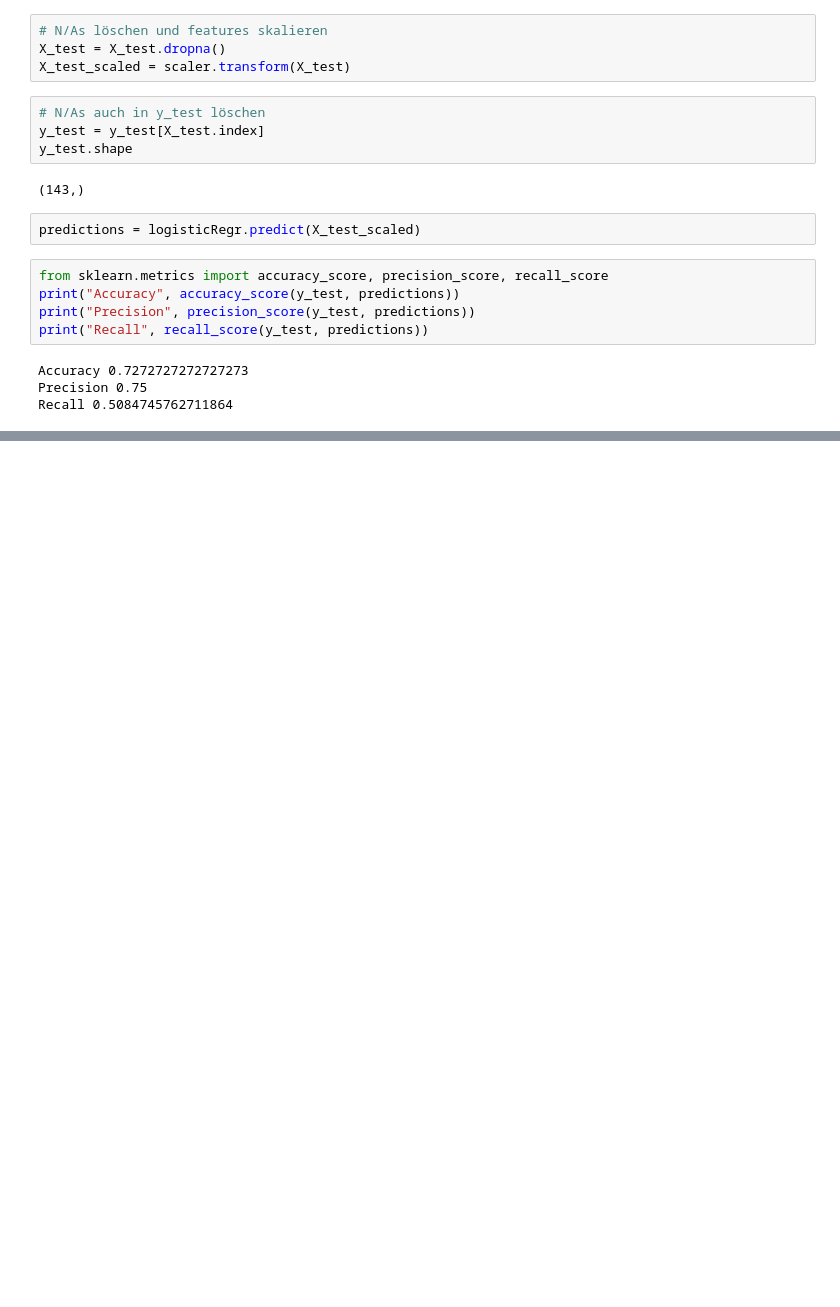
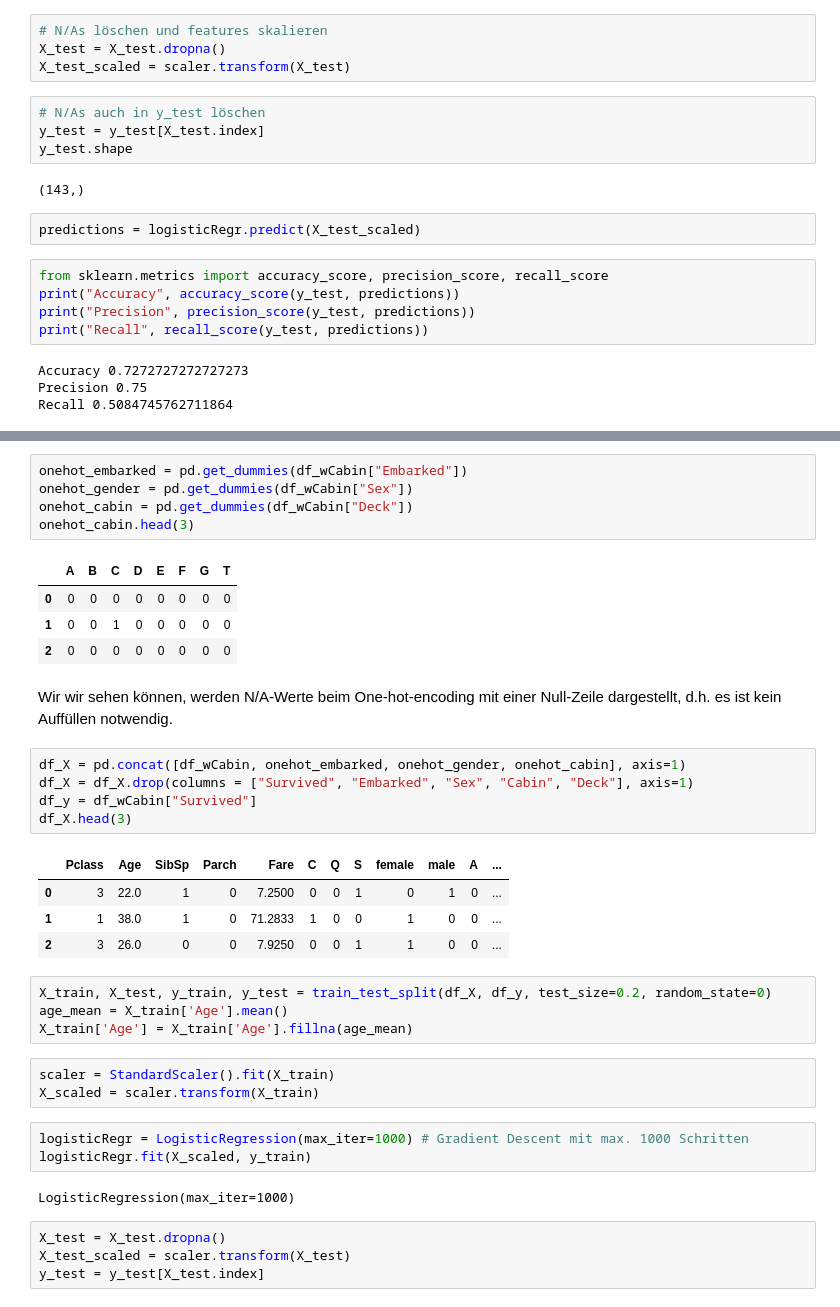
Before and after one commit to spielmann-cloud/Machine-Learning-Course-2021, a Jupyter notebook: solutions/P3_ML-Workflow.ipynb, the cells around one changed output, grey strips where cells are left out. Saved outputs shown, nothing was run; the diff lists cells and outputs as text; blank space fills up the shorter version.

```diff
--- a/solutions/P3_ML-Workflow.ipynb
+++ b/solutions/P3_ML-Workflow.ipynb
@@ -86,0 +164,38 @@ Recall 0.5084745762711864
+# %%
+onehot_embarked = pd.get_dummies(df_wCabin["Embarked"])
+onehot_gender = pd.get_dummies(df_wCabin["Sex"])
+onehot_cabin = pd.get_dummies(df_wCabin["Deck"])
+onehot_cabin.head(3)
+# %% [output]
+|  | A | B | C | D | E | F | G | T |
+| 0 | 0 | 0 | 0 | 0 | 0 | 0 | 0 | 0 |
+| 1 | 0 | 0 | 1 | 0 | 0 | 0 | 0 | 0 |
+| 2 | 0 | 0 | 0 | 0 | 0 | 0 | 0 | 0 |
+# %% [markdown]
+Wir wir sehen können, werden N/A-Werte beim One-hot-encoding mit einer Null-Zeile dargestellt, d.h. es ist kein Auffüllen notwendig.
+# %%
+df_X = pd.concat([df_wCabin, onehot_embarked, onehot_gender, onehot_cabin], axis=1)
+df_X = df_X.drop(columns = ["Survived", "Embarked", "Sex", "Cabin", "Deck"], axis=1)
+df_y = df_wCabin["Survived"]
+df_X.head(3)
+# %% [output]
+|  | Pclass | Age | SibSp | Parch | Fare | C | Q | S | female | male | A | ... |
+| 0 | 3 | 22.0 | 1 | 0 | 7.2500 | 0 | 0 | 1 | 0 | 1 | 0 | ... |
+| 1 | 1 | 38.0 | 1 | 0 | 71.2833 | 1 | 0 | 0 | 1 | 0 | 0 | ... |
+| 2 | 3 | 26.0 | 0 | 0 | 7.9250 | 0 | 0 | 1 | 1 | 0 | 0 | ... |
+# %%
+X_train, X_test, y_train, y_test = train_test_split(df_X, df_y, test_size=0.2, random_state=0)
+age_mean = X_train['Age'].mean()
+X_train['Age'] = X_train['Age'].fillna(age_mean)
+# %%
+scaler = StandardScaler().fit(X_train)
+X_scaled = scaler.transform(X_train)
+# %%
+logisticRegr = LogisticRegression(max_iter=1000) # Gradient Descent mit max. 1000 Schritten
+logisticRegr.fit(X_scaled, y_train)
+# %% [output]
+LogisticRegression(max_iter=1000)
+# %%
+X_test = X_test.dropna()
+X_test_scaled = scaler.transform(X_test)
+y_test = y_test[X_test.index]
```
Also changed, not shown: parts of 14 cells of this notebook.
